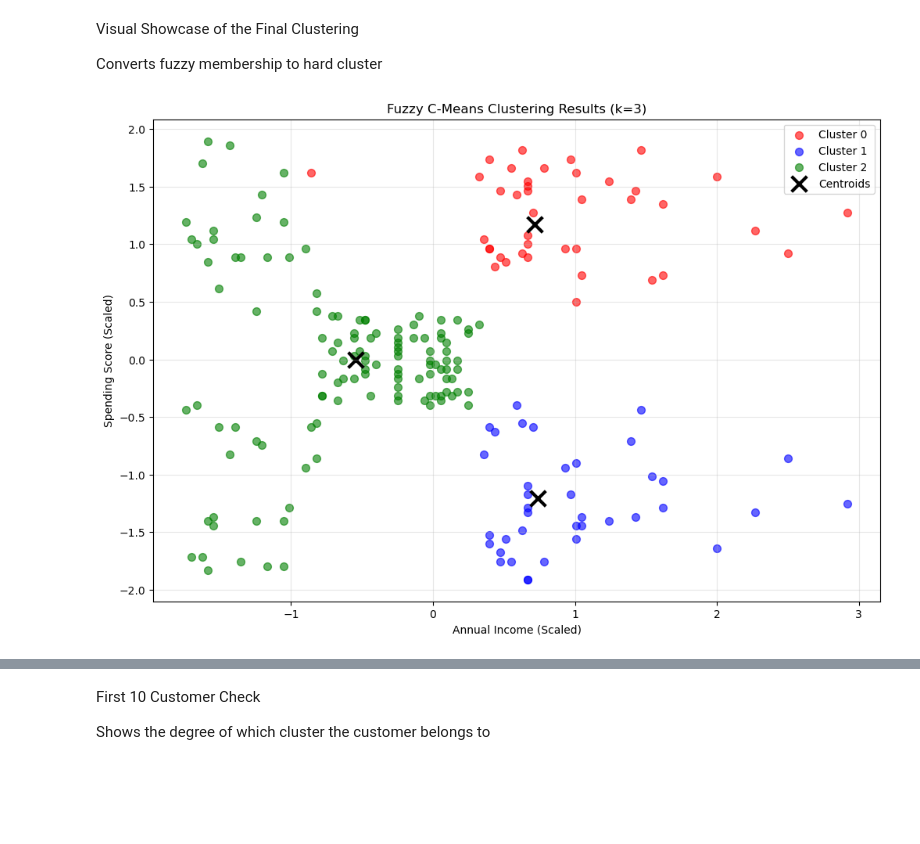
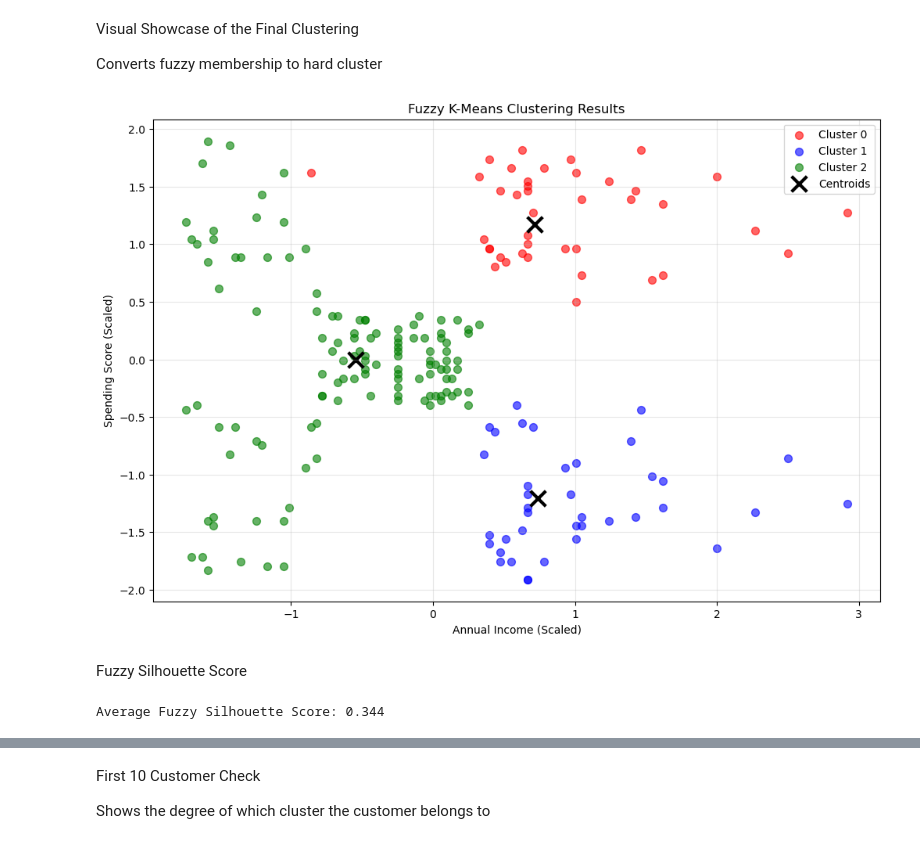
Before and after one commit to CedricBaaklini/Machine-Learning-Project, a Jupyter notebook: Project 1/FuzzyKMeans.ipynb, the cells around one changed output, grey strips where cells are left out. Drawn from its saved outputs; the diff is of its cells as text; code cells hidden in the pictures; blank space fills up the shorter version.

Commit message:
Updated Notebook with Fuzzy Silhouette Score

```diff
--- a/Project 1/FuzzyKMeans.ipynb
+++ b/Project 1/FuzzyKMeans.ipynb
@@ -114,23 +115,49 @@ Converts fuzzy membership to hard cluster
 # %%
 # Convert fuzzy membership to hard clusters for plotting
 cluster_membership = np.argmax(u, axis=0)
 
 plt.figure(figsize=(12, 8))
 colors = ['red', 'blue', 'green', 'purple', 'orange']
 
 for i in range(optimal_k):
     cluster_points = X_scaled[cluster_membership == i]
     plt.scatter(cluster_points[:, 0], cluster_points[:, 1],
                c=colors[i], label=f'Cluster {i}', alpha=0.6, s=50)
 
 plt.scatter(cntr[:, 0], cntr[:, 1], c='black', marker='x',
            s=200, linewidth=3, label='Centroids')
 
 plt.xlabel('Annual Income (Scaled)')
 plt.ylabel('Spending Score (Scaled)')
-plt.title('Fuzzy C-Means Clustering Results (k=3)')
+plt.title('Fuzzy K-Means Clustering Results')
 plt.legend()
 plt.grid(True, alpha=0.3)
 plt.show()
 # %% [output]
-[figure, old version]
+[figure, new version]
+# %% [markdown]
+Fuzzy Silhouette Score
+# %%
+def fuzzy_silhouette(X, u):
+    n_samples = X.shape[0]
+    n_clusters = u.shape[0]
+    dists = pairwise_distances(X)
+    sil_scores = []
+    for i in range(n_samples):
+        a = 0
+        b = np.inf
+        for k in range(n_clusters):
+            weights = u[k]
+            a_k = np.sum(weights * dists[i]) / np.sum(weights)
+            if u[k, i] == np.max(u[:, i]):
+                a = a_k
+            else:
+                b = min(b, a_k)
+        sil = (b - a) / max(a, b)
+        sil_scores.append(sil)
+    return np.mean(sil_scores)
+
+fuzzy_sil_score = fuzzy_silhouette(X_scaled, u)
+print(f"Average Fuzzy Silhouette Score: {fuzzy_sil_score:.3f}")
+# %% [output]
+Average Fuzzy Silhouette Score: 0.344
```
Also changed, not shown: parts of 4 cells of this notebook.
